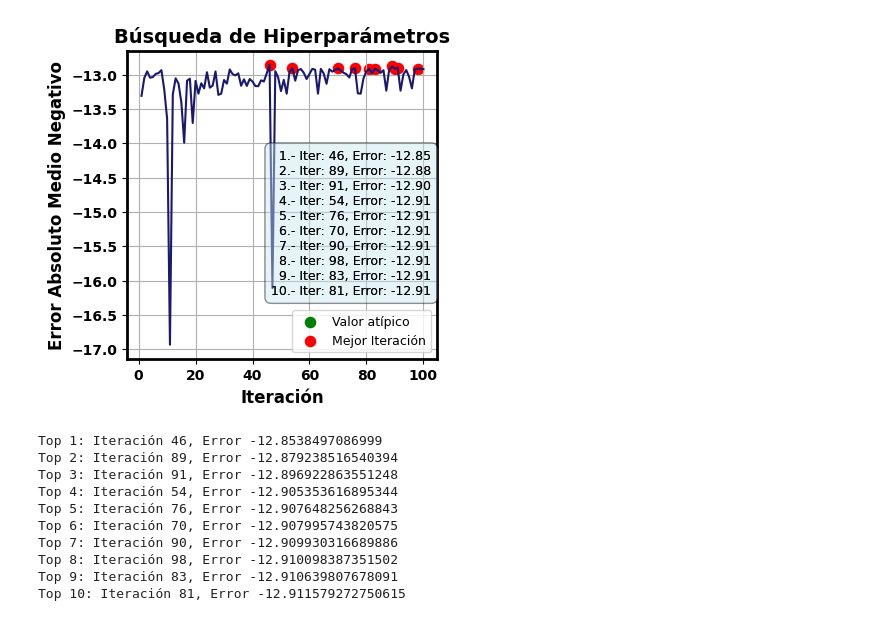
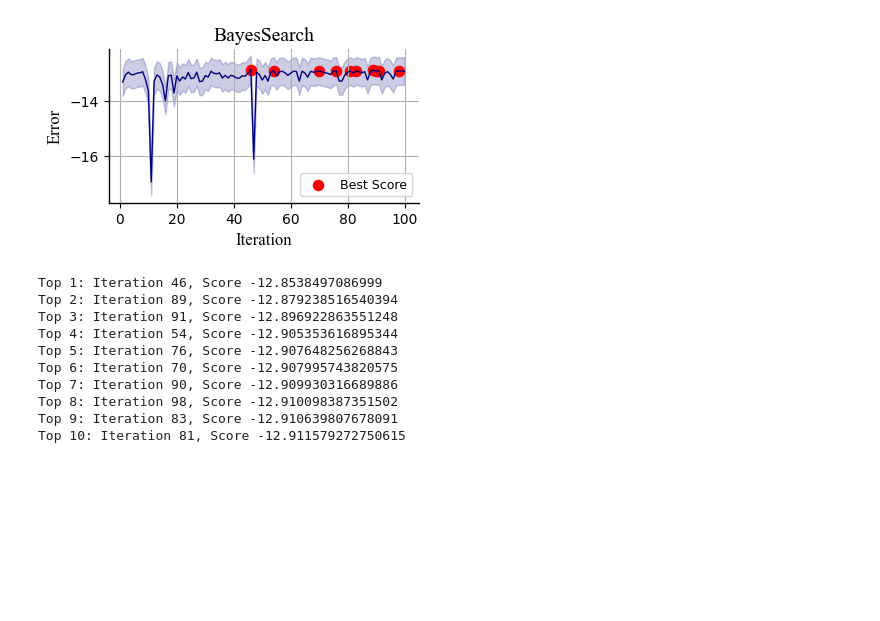
Before and after one commit to carrielfelipe/Brain_Age, a Jupyter notebook: CatBoost/CatBoost.ipynb, the cells around one changed output. Drawn from its saved outputs; the diff is of its cells as text; code cells hidden in the pictures; blank space fills up the shorter version.

```diff
--- a/CatBoost/CatBoost.ipynb
+++ b/CatBoost/CatBoost.ipynb
@@ -53,2 +24,0 @@ cat_model.model_params_search = {'task_type':'GPU',
-# %%
-opt_cat, best_params_cat = cat_model.SearchBestModel( n_iter_=400, early_stop=True, save_result=True)
@@ -58,3 +25,7 @@ opt_cat, best_params_cat = cat_model.SearchBestModel( n_iter_=400, early_stop=Tr
+# %%
+cat_model = CatBoostRegressor()
+cat_model.set_data(X,y)
+Plotter = Plotter()
 # %%
 with open(f'{path}Opt_Model/opt_CAT_model_all_features.pickle', 'rb') as file:
     opt_cat = pickle.load(file)
@@ -64,17 +32,19 @@ cat_model.guardar_resultados_busqueda(resultados=resultados)
-# %%
-cat_model.plot_search_best_model(opt_cat, linewidth=1.5, color='midnightblue', num_max=100)
-# %% [output]
-[figure, removed]
-Top 1: Iteración 46, Error -12.8538497086999
-Top 2: Iteración 89, Error -12.879238516540394
-Top 3: Iteración 91, Error -12.896922863551248
-Top 4: Iteración 54, Error -12.905353616895344
-Top 5: Iteración 76, Error -12.907648256268843
-Top 6: Iteración 70, Error -12.907995743820575
-Top 7: Iteración 90, Error -12.909930316689886
-Top 8: Iteración 98, Error -12.910098387351502
-Top 9: Iteración 83, Error -12.910639807678091
-Top 10: Iteración 81, Error -12.911579272750615
+# %%
+errores = opt_cat.cv_results_['mean_test_score'][:100]
+# %%
+Plotter.plot_iteration(y=errores, title='BayesSearch', xlabel='Iteration', ylabel='Error', legend_result=False, best_result=True, y_size=2, font='Times New Roman', weight='normal', mode=2)
+# %% [output]
+[figure, added]
+Top 1: Iteration 46, Score -12.8538497086999
+Top 2: Iteration 89, Score -12.879238516540394
+Top 3: Iteration 91, Score -12.896922863551248
+Top 4: Iteration 54, Score -12.905353616895344
+Top 5: Iteration 76, Score -12.907648256268843
+Top 6: Iteration 70, Score -12.907995743820575
+Top 7: Iteration 90, Score -12.909930316689886
+Top 8: Iteration 98, Score -12.910098387351502
+Top 9: Iteration 83, Score -12.910639807678091
+Top 10: Iteration 81, Score -12.911579272750615
 # %%
 best_params_cat = cat_model.best_hyper(opt_cat, num_max=100)
 # %%
```
Also changed, not shown: parts of 51 cells of this notebook, 11 other files.
